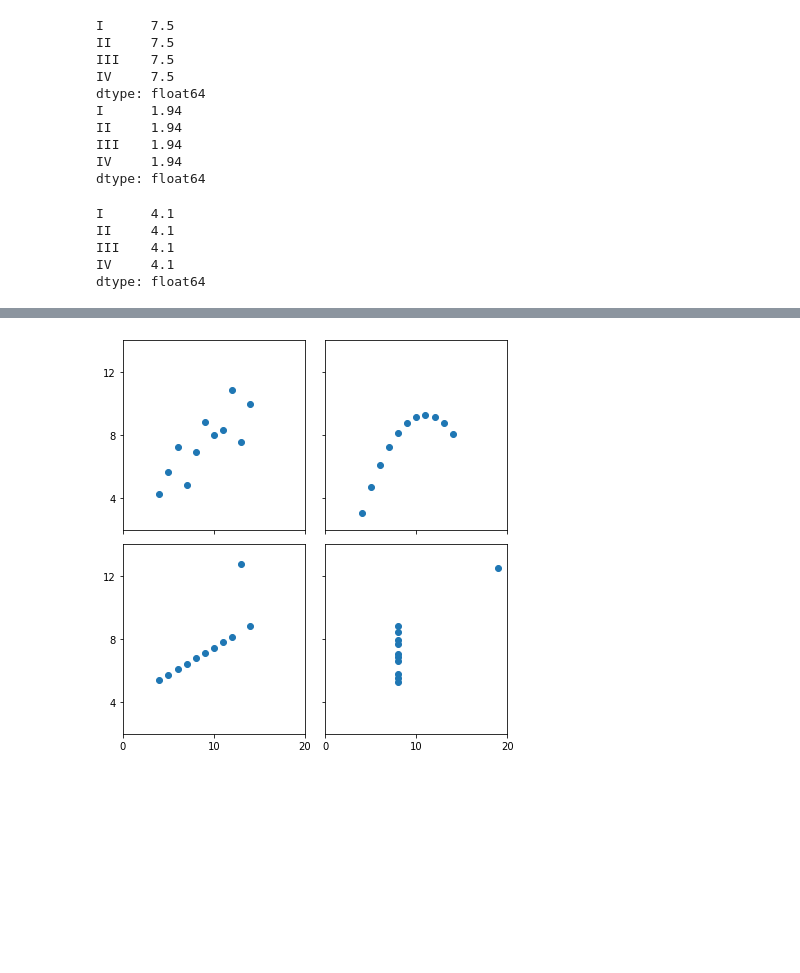
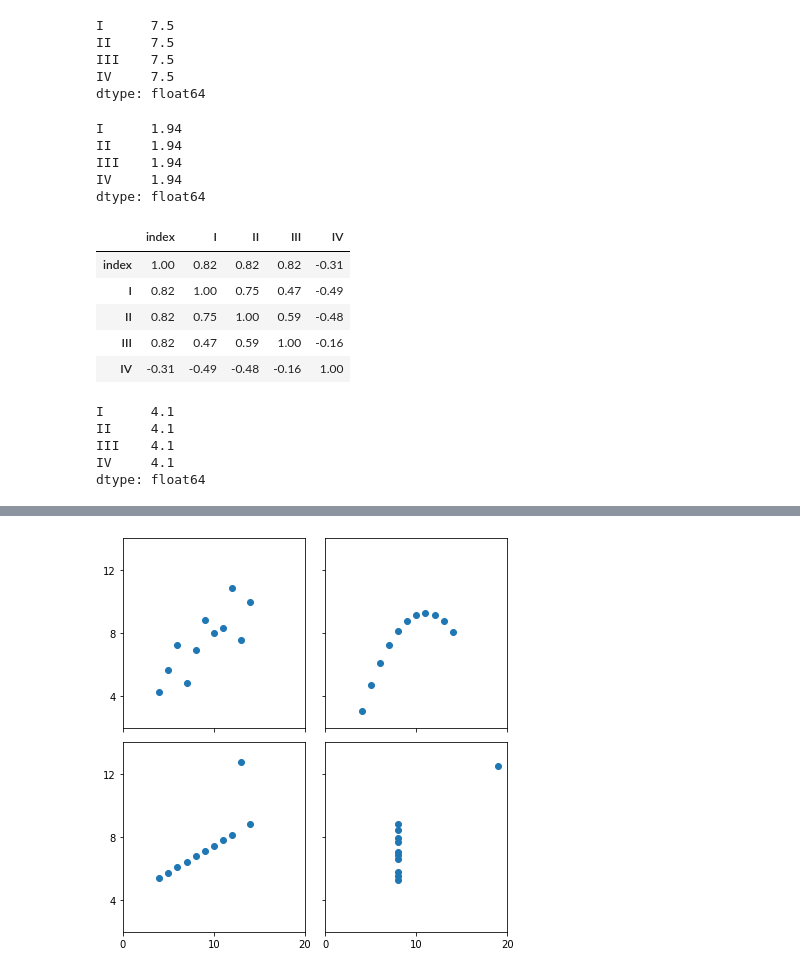
Before and after one commit to grocholskaaleksandra/MachineLearningIntro, a Jupyter notebook: Class_notes/01_warm_up.ipynb, the cells around one changed output, grey strips where cells are left out. Cells and saved outputs as stored; diff of their text form; code cells hidden in the pictures; blank space fills up the shorter version.

```diff
--- a/Class_notes/01_warm_up.ipynb
+++ b/Class_notes/01_warm_up.ipynb
@@ -33,22 +43,37 @@ anscombe_df
 # %%
-print(ct.mean().round(2))
-print(anscombe_df.std(ddof=0).round(2))
-anscombe_df.reset_index().corr().round(2)
-anscombe_df.var().round(1)
+display(anscombe_df.mean().round(2)) #mean calculation rounded to 2 decimal places
+display(anscombe_df.std(ddof=0).round(2)) #standard deviation calculation
+#ddof - Delta Degrees of Freedom - in Pandas we set element to 0 to be in line with the numpy outcomes
+display(anscombe_df.reset_index().corr().round(2)) #correlation coefficient calculation
+display(anscombe_df.var().round(1)) #variation calculation
+
+#display vs print - display shows the data in more graphic and readable way
+#if possible, the result will be shown in a formatted table
+
+#the data represented is called anscombe's quartet. The basic statistical calculations may mislead
+#as all the sets present identical results. It is crucial to present the data in the graphical way to
+#discover the differences in data. That's why EDA - exploratory data analytics is widely used.
+#More info and more advanced code: https://matplotlib.org/stable/gallery/specialty_plots/anscombe.html
 # %% [output]
 I      7.5
 II     7.5
 III    7.5
 IV     7.5
 dtype: float64
-I      1.94
-II     1.94
-III    1.94
-IV     1.94
-dtype: float64
-I      4.1
-II     4.1
-III    4.1
-IV     4.1
+I      1.94
+II     1.94
+III    1.94
+IV     1.94
 dtype: float64
+|  | index | I | II | III | IV |
+| index | 1.00 | 0.82 | 0.82 | 0.82 | -0.31 |
+| I | 0.82 | 1.00 | 0.75 | 0.47 | -0.49 |
+| II | 0.82 | 0.75 | 1.00 | 0.59 | -0.48 |
+| III | 0.82 | 0.47 | 0.59 | 1.00 | -0.16 |
+| IV | -0.31 | -0.49 | -0.48 | -0.16 | 1.00 |
+I      4.1
+II     4.1
+III    4.1
+IV     4.1
+dtype: float64
 # %%
```
Also changed, not shown: parts of 9 cells of this notebook.
